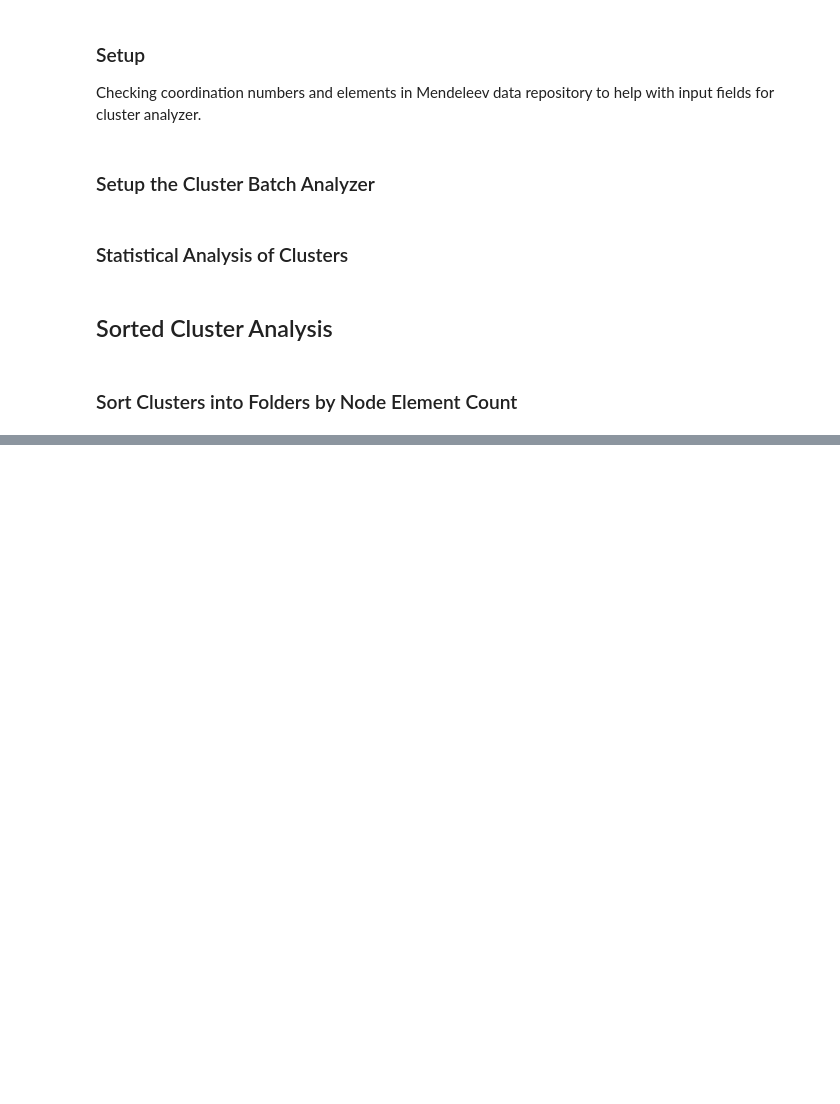
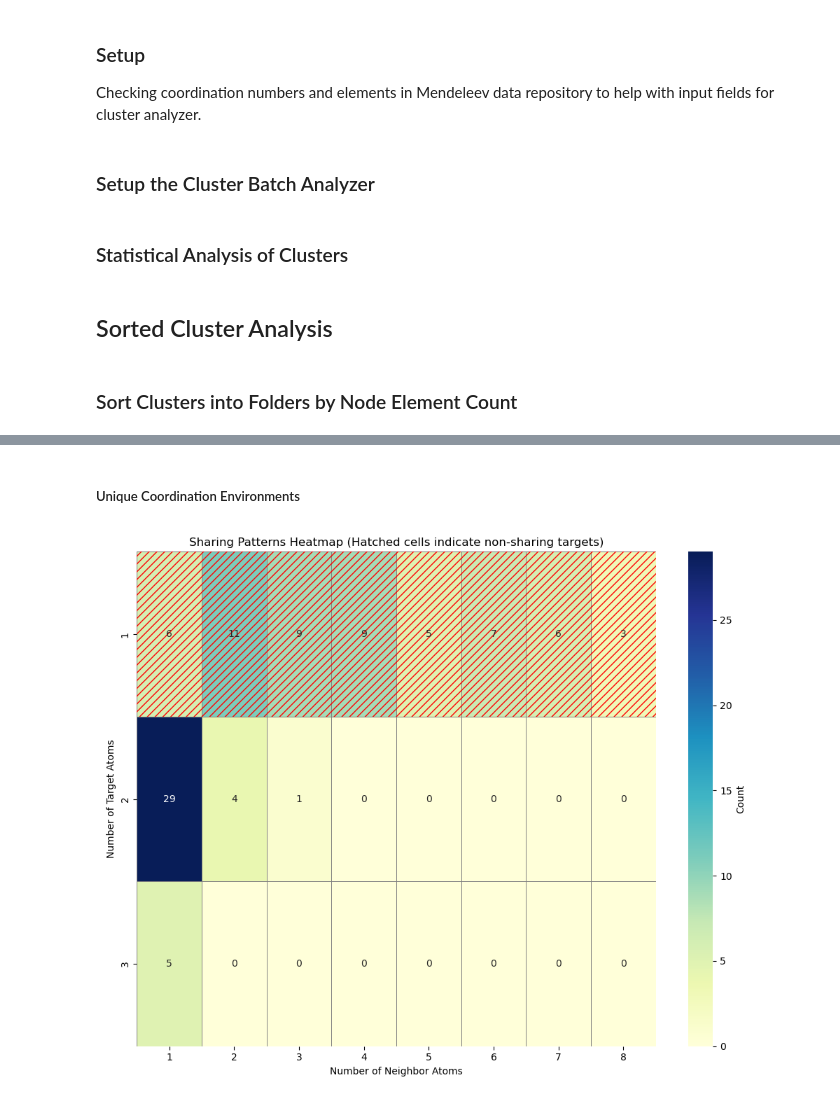
Before and after one commit to kewh5868/MDScatter, a Jupyter notebook: notebooks/3_clusterstatistics.ipynb, the cells around one changed output, grey strips where cells are left out. Cells and saved outputs as stored; diff of their text form; code cells hidden in the pictures; blank space fills up the shorter version.

```diff
--- a/notebooks/3_clusterstatistics.ipynb
+++ b/notebooks/3_clusterstatistics.ipynb
@@ -202,0 +255,15 @@ for pattern, count in sharing_patterns.items():
+# %% [markdown]
+##### Unique Coordination Environments
+# %%
+# After running calculate_coordination_stats_by_subfolder
+coordination_stats, sharing_patterns = analyzer.calculate_coordination_stats_by_subfolder(
+    sorted_pdb_folder=sorted_pdb_folder,
+    target_elements=target_elements,
+    neighbor_elements=neighbor_elements,
+    distance_thresholds=distance_thresholds
+)
+
+# Plot the sharing patterns heatmap
+analyzer.plot_sharing_patterns_heatmap(sharing_patterns)
+# %% [output]
+[figure, added]
```
Also changed, not shown: parts of 6 cells of this notebook, 1 other file.
